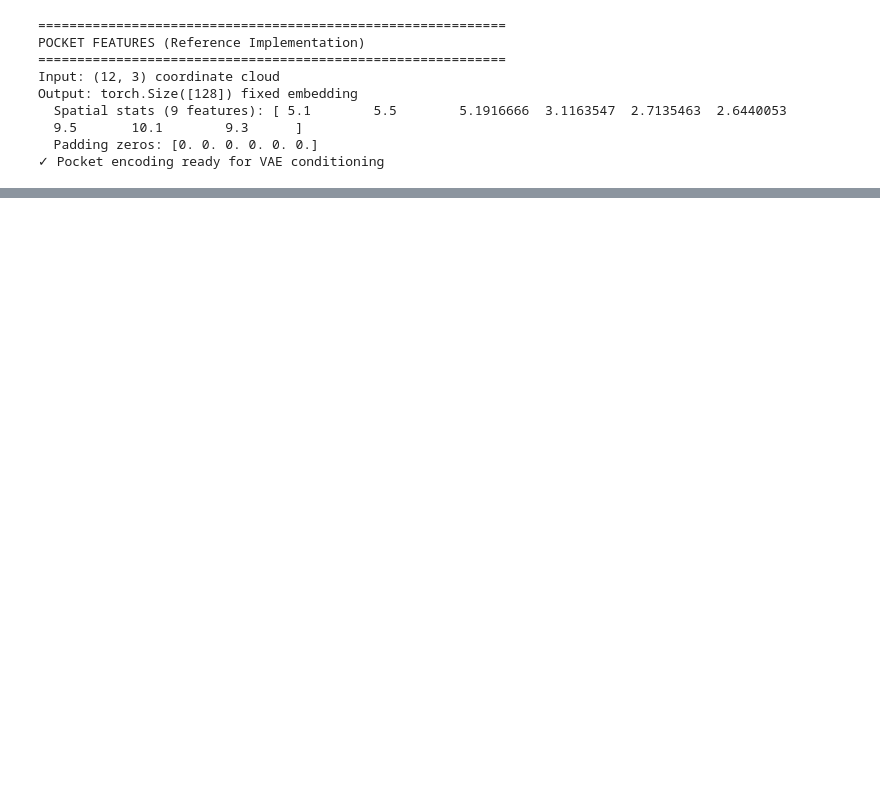
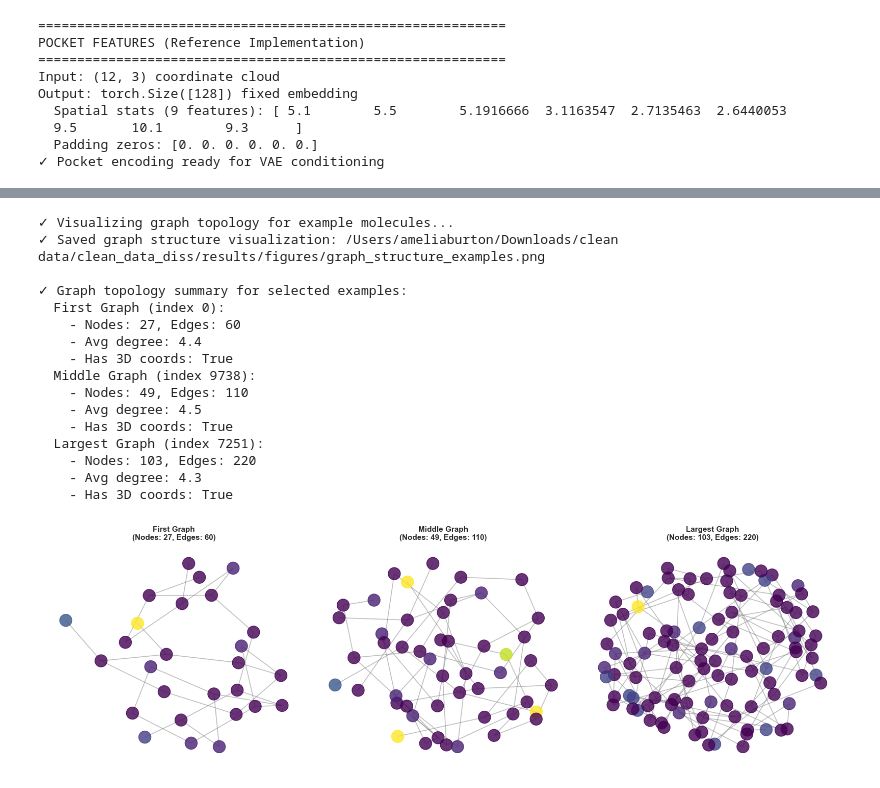
Before and after one commit to ameliasburton/clean_data_diss, a Jupyter notebook: src/01_Data_Prep_and_EDA.ipynb, the cells around one changed output, grey strips where cells are left out. Drawn from its saved outputs; the diff is of its cells as text; code cells hidden in the pictures; blank space fills up the shorter version.

```diff
--- a/src/01_Data_Prep_and_EDA.ipynb
+++ b/src/01_Data_Prep_and_EDA.ipynb
@@ -522,0 +1077,77 @@ Output: torch.Size([128]) fixed embedding
+# %%
+# ===== GRAPH STRUCTURE VISUALIZATION: NetworkX Examples =====
+
+from torch_geometric.utils import to_networkx
+import networkx as nx
+
+if 'graphs' in globals() and len(graphs) > 2:
+    print('✓ Visualizing graph topology for example molecules...')
+
+    # Select example graphs (first, middle, one with most nodes)
+    idx_first = 0
+    idx_middle = len(graphs) // 2
+    idx_largest = max(range(len(graphs)), key=lambda i: graphs[i].num_nodes)
+    selected_indices = [idx_first, idx_middle, idx_largest]
+    selected_graphs = [graphs[i] for i in selected_indices]
+
+    fig, axes = plt.subplots(1, 3, figsize=(16, 5))
+    titles = ['First Graph', 'Middle Graph', 'Largest Graph']
+
+    for ax_idx, (g, title, orig_idx) in enumerate(zip(selected_graphs, titles, selected_indices)):
+        # Convert to NetworkX
+        G = to_networkx(g, to_undirected=True)
+
+        # Compute layout
+        pos = nx.spring_layout(G, seed=42, k=0.5, iterations=30)
+
+        # Node colors based on atomic number (first feature)
+        if hasattr(g, 'x') and g.x is not None:
+            atomic_nums = g.x[:, 0].cpu().numpy().astype(int)
+            node_colors = [atomic_nums[i] for i in range(len(atomic_nums))]
+        else:
+            node_colors = '#87CEEB'
+
+        # Draw
+        ax = axes[ax_idx]
+        nx.draw_networkx_nodes(G, pos, node_color=node_colors, node_size=300,
+                              cmap='viridis', ax=ax, alpha=0.8)
+        nx.draw_networkx_edges(G, pos, width=1.2, alpha=0.5, ax=ax, edge_color='gray')
+
+        ax.set_title(f'{title}\n(Nodes: {g.num_nodes}, Edges: {g.num_edges})',
+                    fontweight='bold', fontsize=11)
+        ax.axis('off')
+
+    plt.tight_layout()
+    graph_viz_out = OUT / 'graph_structure_examples.png'
+    plt.savefig(graph_viz_out, dpi=300, bbox_inches='tight')
+    print(f'✓ Saved graph structure visualization: {graph_viz_out}')
+
+    # Print summary
+    print('\n✓ Graph topology summary for selected examples:')
+    for i, (g, title, orig_idx) in enumerate(zip(selected_graphs, titles, selected_indices)):
+        print(f'  {title} (index {orig_idx}):')
+        print(f'    - Nodes: {g.num_nodes}, Edges: {g.num_edges}')
+        print(f'    - Avg degree: {2 * g.num_edges / g.num_nodes:.1f}')
+        if hasattr(g, 'pos') and g.pos is not None:
+            has_3d = torch.any(g.pos != 0).item()
+            print(f'    - Has 3D coords: {has_3d}')
+else:
+    print('⚠ Graphs not available for visualization')
+# %% [output]
+✓ Visualizing graph topology for example molecules...
+✓ Saved graph structure visualization: /Users/ameliaburton/Downloads/clean data/clean_data_diss/results/figures/graph_structure_examples.png
+
+✓ Graph topology summary for selected examples:
+  First Graph (index 0):
+    - Nodes: 27, Edges: 60
+    - Avg degree: 4.4
+    - Has 3D coords: True
+  Middle Graph (index 9738):
+    - Nodes: 49, Edges: 110
+    - Avg degree: 4.5
+    - Has 3D coords: True
+  Largest Graph (index 7251):
+    - Nodes: 103, Edges: 220
+    - Avg degree: 4.3
+    - Has 3D coords: True
+[figure, added]
```
Also changed, not shown: parts of 10 cells of this notebook, 11 other files.
